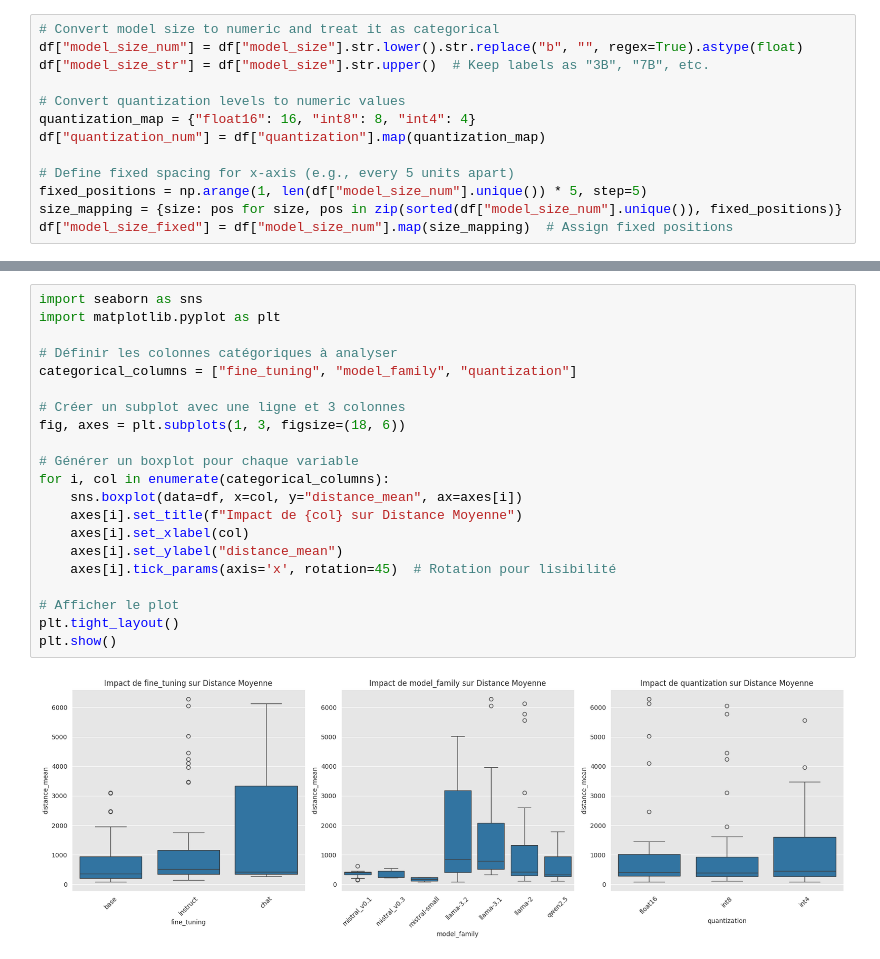
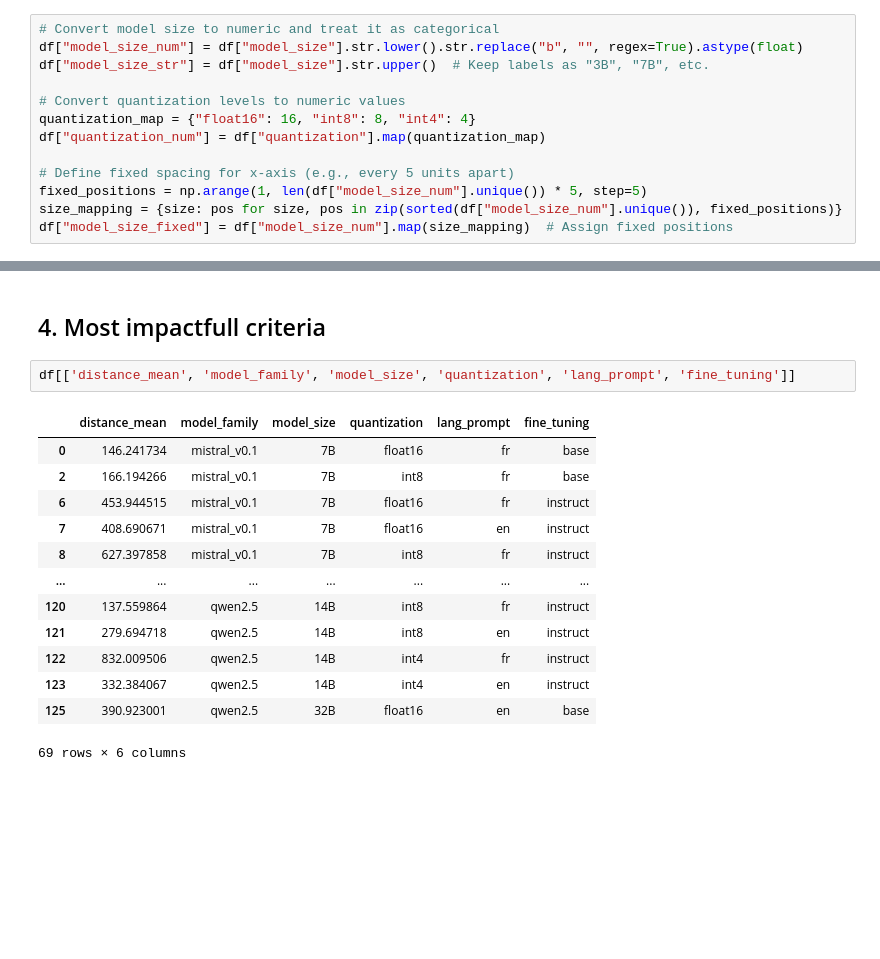
Before and after one commit to AdrienGuille/geo-llm, a Jupyter notebook: 4_results_analyzing.ipynb, the cells around one changed output, grey strips where cells are left out. Cells and saved outputs as stored; diff of their text form; blank space fills up the shorter version.

```diff
--- a/4_results_analyzing.ipynb
+++ b/4_results_analyzing.ipynb
@@ -315,23 +250,18 @@ plt.show()
-# %%
-import seaborn as sns
-import matplotlib.pyplot as plt
-
-# Définir les colonnes catégoriques à analyser
-categorical_columns = ["fine_tuning", "model_family", "quantization"]
-
-# Créer un subplot avec une ligne et 3 colonnes
-fig, axes = plt.subplots(1, 3, figsize=(18, 6))
-
-# Générer un boxplot pour chaque variable
-for i, col in enumerate(categorical_columns):
-    sns.boxplot(data=df, x=col, y="distance_mean", ax=axes[i])
-    axes[i].set_title(f"Impact de {col} sur Distance Moyenne")
-    axes[i].set_xlabel(col)
-    axes[i].set_ylabel("distance_mean")
-    axes[i].tick_params(axis='x', rotation=45)  # Rotation pour lisibilité
-
-# Afficher le plot
-plt.tight_layout()
-plt.show()
-# %% [output]
-[figure, removed]
+# %% [markdown]
+## 4. Most impactfull criteria
+# %%
+df[['distance_mean', 'model_family', 'model_size', 'quantization', 'lang_prompt', 'fine_tuning']]
+# %% [output]
+|  | distance_mean | model_family | model_size | quantization | lang_prompt | fine_tuning |
+| 0 | 146.241734 | mistral_v0.1 | 7B | float16 | fr | base |
+| 2 | 166.194266 | mistral_v0.1 | 7B | int8 | fr | base |
+| 6 | 453.944515 | mistral_v0.1 | 7B | float16 | fr | instruct |
+| 7 | 408.690671 | mistral_v0.1 | 7B | float16 | en | instruct |
+| 8 | 627.397858 | mistral_v0.1 | 7B | int8 | fr | instruct |
+| ... | ... | ... | ... | ... | ... | ... |
+| 120 | 137.559864 | qwen2.5 | 14B | int8 | fr | instruct |
+| 121 | 279.694718 | qwen2.5 | 14B | int8 | en | instruct |
+| 122 | 832.009506 | qwen2.5 | 14B | int4 | fr | instruct |
+| 123 | 332.384067 | qwen2.5 | 14B | int4 | en | instruct |
+| 125 | 390.923001 | qwen2.5 | 32B | float16 | en | base |
+69 rows × 6 columns
```
Also changed, not shown: parts of 17 cells of this notebook.
